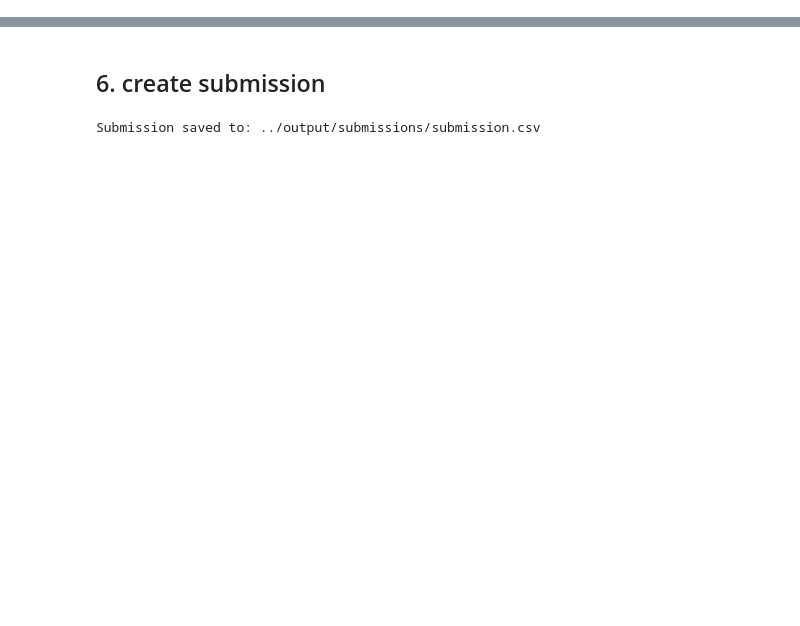
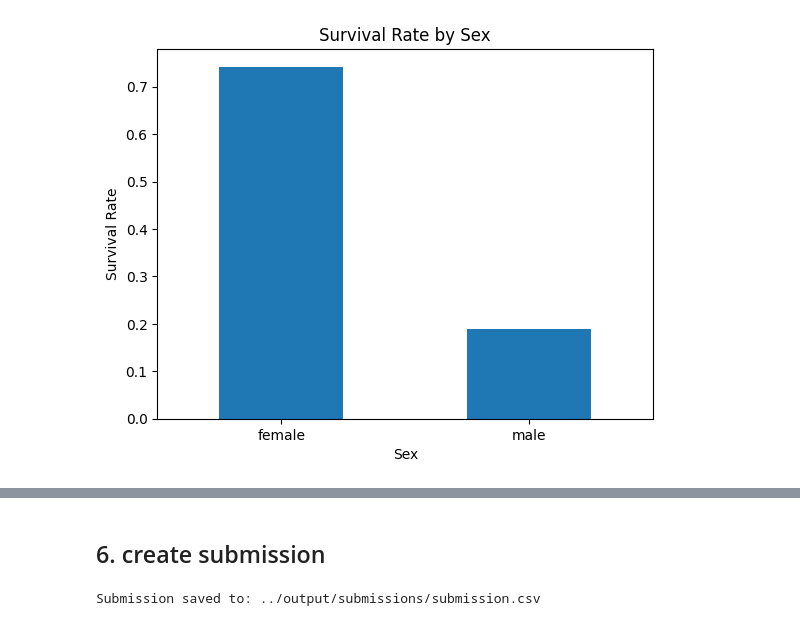
Before and after one commit to saljaoui/kaggle-titanic, a Jupyter notebook: notebooks/main.ipynb, the cells around one changed output, grey strips where cells are left out. Cells and saved outputs as stored; diff of their text form; code cells hidden in the pictures; blank space fills up the shorter version.

```diff
--- a/notebooks/main.ipynb
+++ b/notebooks/main.ipynb
@@ -4,6 +13,17 @@
 # %%
+# Data manipulation
 import pandas as pd
-from pathlib import Path
+import numpy as np
+
+# Visualization (optional for later EDA)
 import matplotlib.pyplot as plt
+
+# Machine Learning
 from sklearn.model_selection import cross_val_score
 from sklearn.ensemble import RandomForestClassifier
+
+# Reproducibility
+RANDOM_STATE = 42
+np.random.seed(RANDOM_STATE)
+
+DATA_PATH = "../data/"
@@ -105,0 +39,8 @@ Test shape: (418, 12)
+# %%
+train_df = pd.read_csv(DATA_PATH + "train.csv")
+test_df = pd.read_csv(DATA_PATH + "test.csv")
+sample_submission = pd.read_csv(DATA_PATH + "gender_submission.csv")
+
+print("Train shape:", train_df.shape)
+print("Test shape:", test_df.shape)
+print("Sample submission shape:", sample_submission.shape)
@@ -105,0 +131,11 @@ Test shape: (418, 12)
+# %%
+survival_by_sex = train_df.groupby("Sex")["Survived"].mean()
+
+plt.figure()
+survival_by_sex.plot(kind="bar")
+plt.title("Survival Rate by Sex")
+plt.ylabel("Survival Rate")
+plt.xticks(rotation=0)
+plt.show()
+# %% [output]
+[figure, added]
```
Also changed, not shown: parts of 30 cells of this notebook, 1 other file.
